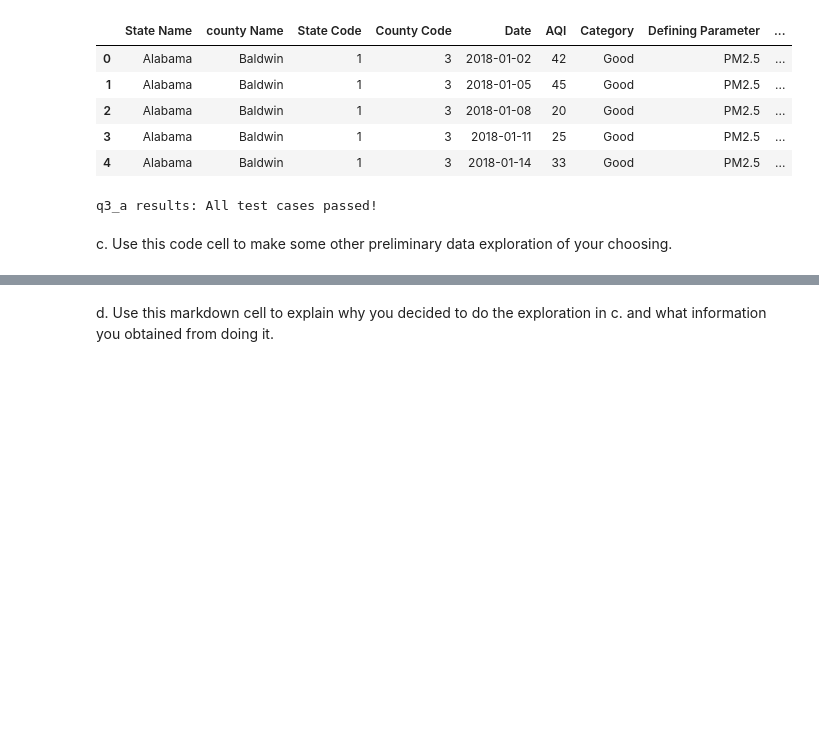
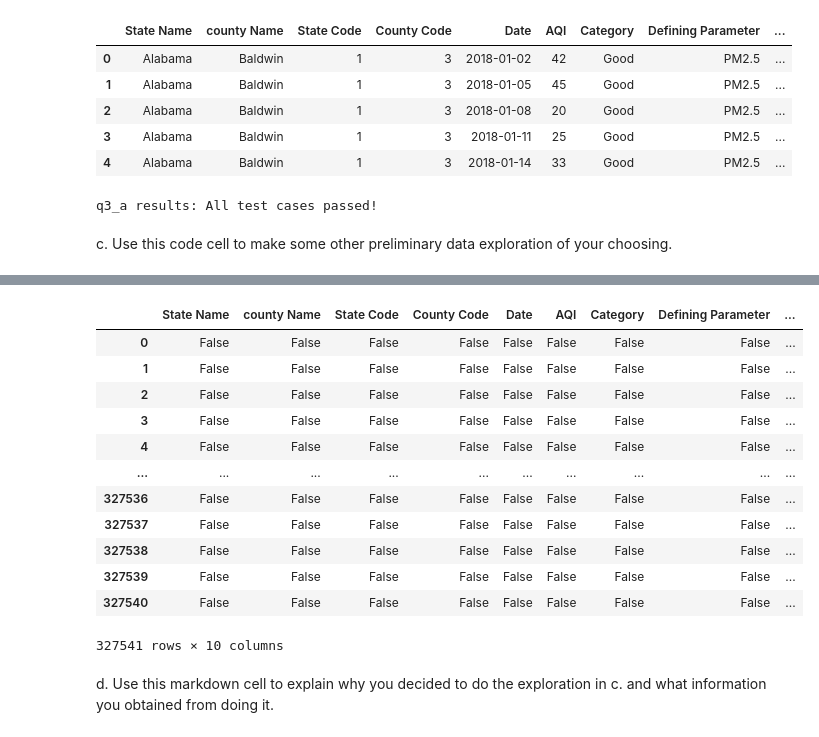
Before and after one commit to Amapolaa/eds220-hwk2, a Jupyter notebook: task3/hwk2-task3-aqi.ipynb, the cells around one changed output, grey strips where cells are left out. Cells and saved outputs as stored; diff of their text form; code cells hidden in the pictures; blank space fills up the shorter version.

```diff
--- a/task3/hwk2-task3-aqi.ipynb
+++ b/task3/hwk2-task3-aqi.ipynb
@@ -98,3 +145,21 @@ c. Use this code cell to make some other preliminary data exploration of your ch
+# %%
+#checking second data frame to see any missing values
+#there are no missing values
+aqi_18.isna()
+# %% [output]
+|  | State Name | county Name | State Code | County Code | Date | AQI | Category | Defining Parameter | ... |
+| 0 | False | False | False | False | False | False | False | False | ... |
+| 1 | False | False | False | False | False | False | False | False | ... |
+| 2 | False | False | False | False | False | False | False | False | ... |
+| 3 | False | False | False | False | False | False | False | False | ... |
+| 4 | False | False | False | False | False | False | False | False | ... |
+| ... | ... | ... | ... | ... | ... | ... | ... | ... | ... |
+| 327536 | False | False | False | False | False | False | False | False | ... |
+| 327537 | False | False | False | False | False | False | False | False | ... |
+| 327538 | False | False | False | False | False | False | False | False | ... |
+| 327539 | False | False | False | False | False | False | False | False | ... |
+| 327540 | False | False | False | False | False | False | False | False | ... |
+327541 rows × 10 columns
 # %% [markdown]
 <!-- END QUESTION -->
 
```
Also changed, not shown: parts of 8 cells of this notebook, 1 other file.
